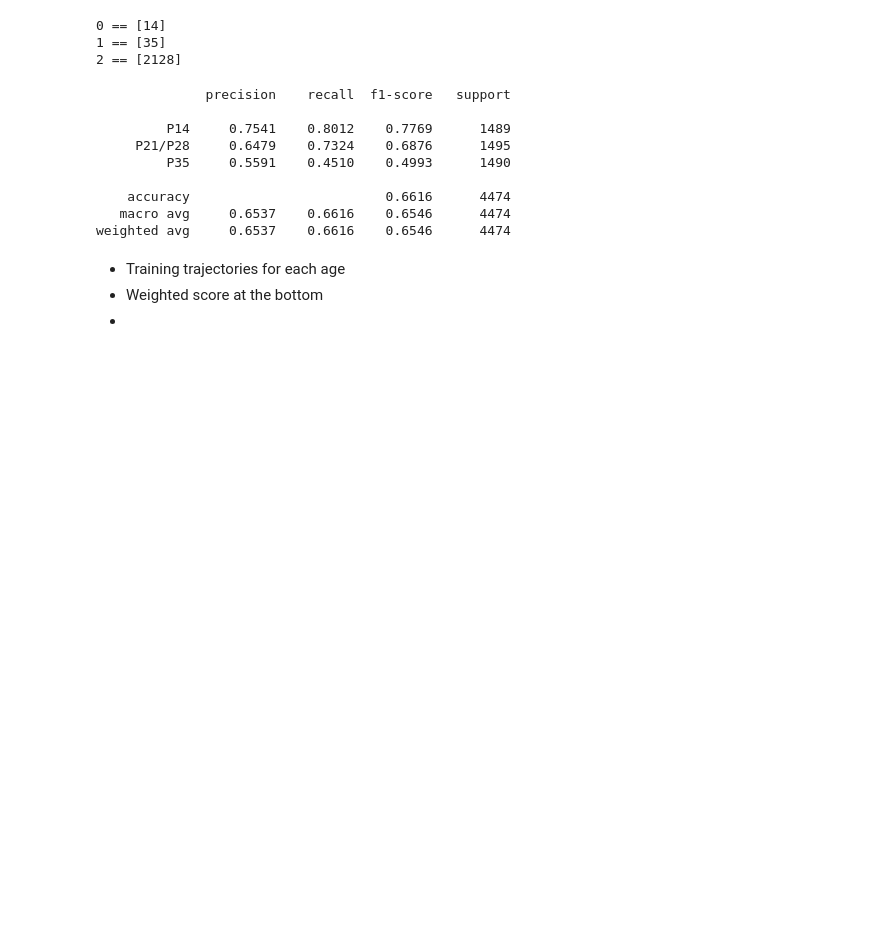
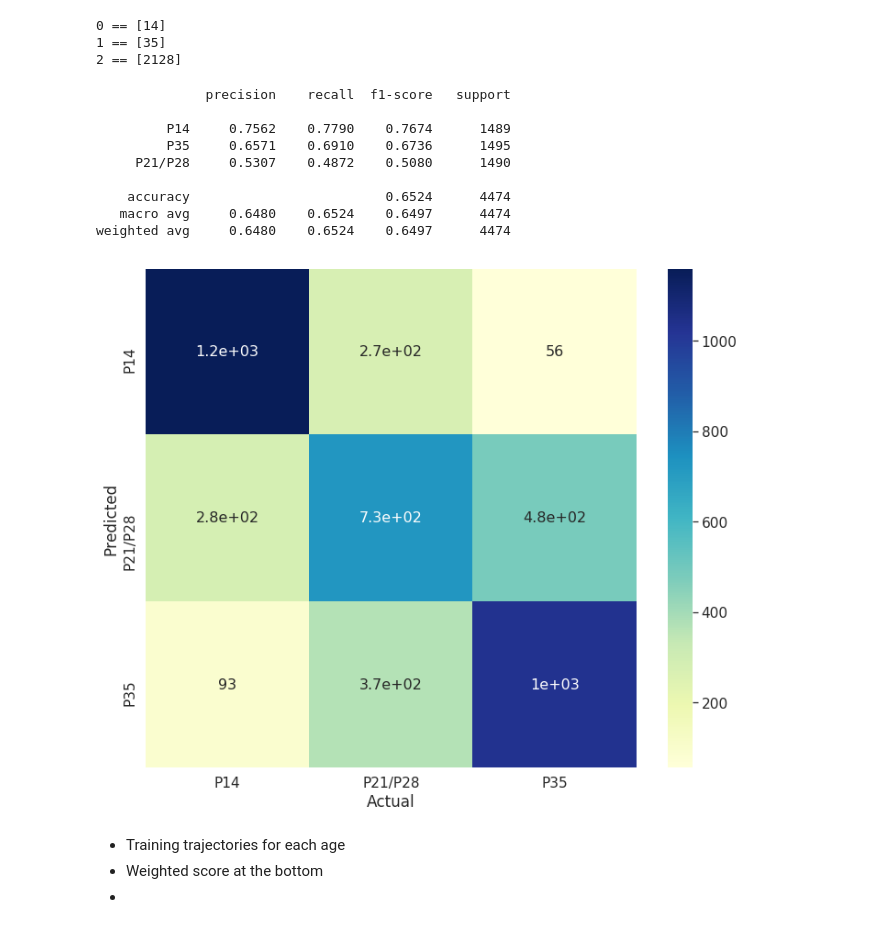
Before and after one commit to dash2927/ECM-MPT-Predictive_Age_Data, a Jupyter notebook: analysis_P21_P28_combined.ipynb, the cells around one changed output. Saved outputs shown, nothing was run; the diff lists cells and outputs as text; code cells hidden in the pictures; blank space fills up the shorter version.

Commit message:
Notebook changes and added confusion matrix

```diff
--- a/analysis_P21_P28_combined.ipynb
+++ b/analysis_P21_P28_combined.ipynb
@@ -328,17 +330,35 @@ class_names = ['P14', 'P35', 'P21/P28']
 1 == [35]
 2 == [2128]
 # %%
-print(classification_report(y_test, pred, digits=4, target_names = ['P14', 'P21/P28', 'P35']))
+print(classification_report(y_test, pred, digits=4, target_names = class_names))
 # %% [output]
               precision    recall  f1-score   support
 
-         P14     0.7541    0.8012    0.7769      1489
-     P21/P28     0.6479    0.7324    0.6876      1495
-         P35     0.5591    0.4510    0.4993      1490
+         P14     0.7562    0.7790    0.7674      1489
+         P35     0.6571    0.6910    0.6736      1495
+     P21/P28     0.5307    0.4872    0.5080      1490
 
-    accuracy                         0.6616      4474
-   macro avg     0.6537    0.6616    0.6546      4474
-weighted avg     0.6537    0.6616    0.6546      4474
+    accuracy                         0.6524      4474
+   macro avg     0.6480    0.6524    0.6497      4474
+weighted avg     0.6480    0.6524    0.6497      4474
+# %%
+cm = confusion_matrix(y_test, pred) # ordered in [0,1,2] (i.e. ['P14', 'P35', 'P21/P28'])
+perm = [0,2,1]
+idx = np.empty_like(perm)
+idx[perm] = np.arange(len(perm))
+cm_array = np.array([cm[:, idx][0], cm[:, idx][2], cm[:, idx][1]])  # rearranged copy in [0,2,1]
+adj_names = ['P14', 'P21/P28', 'P35']
+# %%
+pl.figure(figsize=(12,10))
+df_cm = pd.DataFrame(cm_array, index = adj_names, columns = adj_names)
+
+sn.set(font_scale=1.4) # for label size
+ax = sn.heatmap(df_cm, annot=True, annot_kws={"size": 16}, cmap="YlGnBu")
+ax.set(xlabel='Actual', ylabel='Predicted')
+
+pl.show()
+# %% [output]
+[figure, added]
 # %% [markdown]
 * Training trajectories for each age
 * Weighted score at the bottom
```
Also changed, not shown: parts of 2 cells of this notebook, 3 other files.
